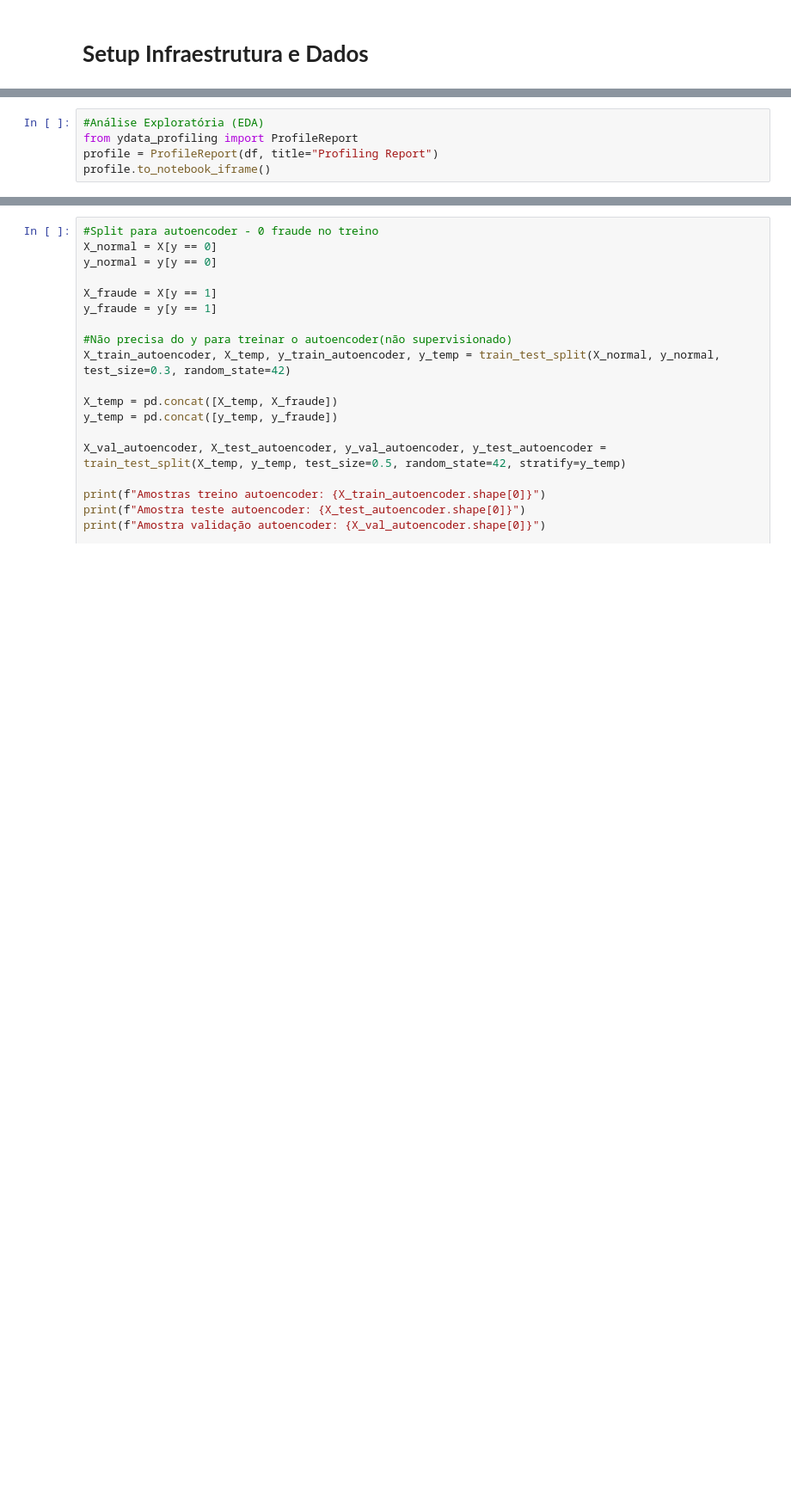
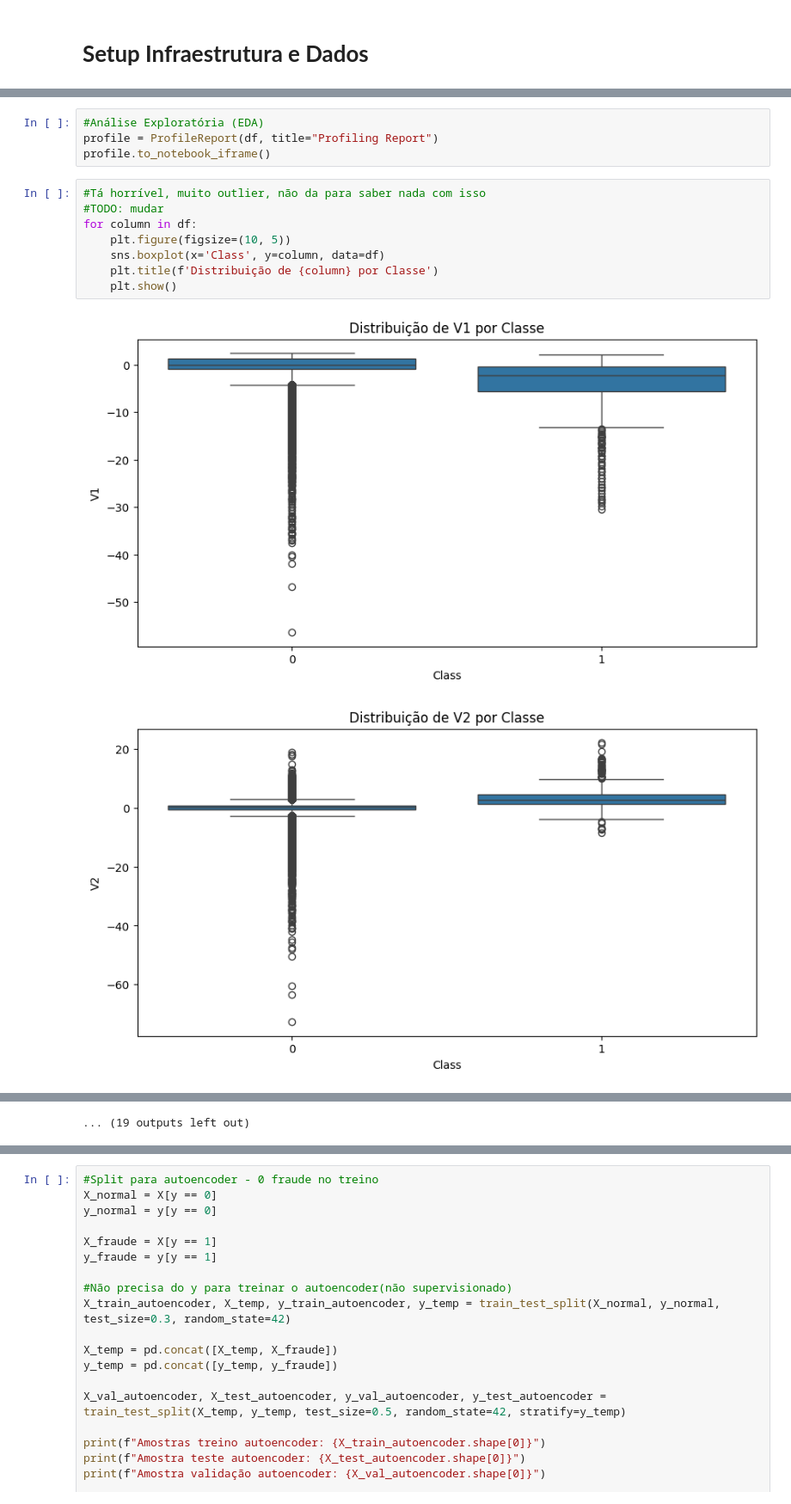
Before and after one commit to CesarC15/projetoML, a Jupyter notebook: src/deteccao_anomalias.ipynb, the cells around one changed output, grey strips where cells are left out. Shown: that part at 86% size. Drawn from its saved outputs; the diff is of its cells as text; blank space fills up the shorter version.

Commit message:
Organização de pip install e imports, começo de analise bivariada(precisa mudar depois)

```diff
--- a/src/deteccao_anomalias.ipynb
+++ b/src/deteccao_anomalias.ipynb
@@ -57,5 +46,15 @@ Using Colab cache for faster access to the 'creditcardfraud' dataset.
 # %%
 #Análise Exploratória (EDA)
-from ydata_profiling import ProfileReport
 profile = ProfileReport(df, title="Profiling Report")
 profile.to_notebook_iframe()
+# %%
+#Tá horrível, muito outlier, não da para saber nada com isso
+#TODO: mudar
+for column in df:
+    plt.figure(figsize=(10, 5))
+    sns.boxplot(x='Class', y=column, data=df)
+    plt.title(f'Distribuição de {column} por Classe')
+    plt.show()
+# %% [output]
+[figure, added]
+[figure, added]
@@ -62,3 +71,4 @@ profile.to_notebook_iframe()
+... (19 outputs left out)
 # %%
 #Pré-processamento
 #----------------#
```
Also changed, not shown: parts of 8 cells of this notebook.
